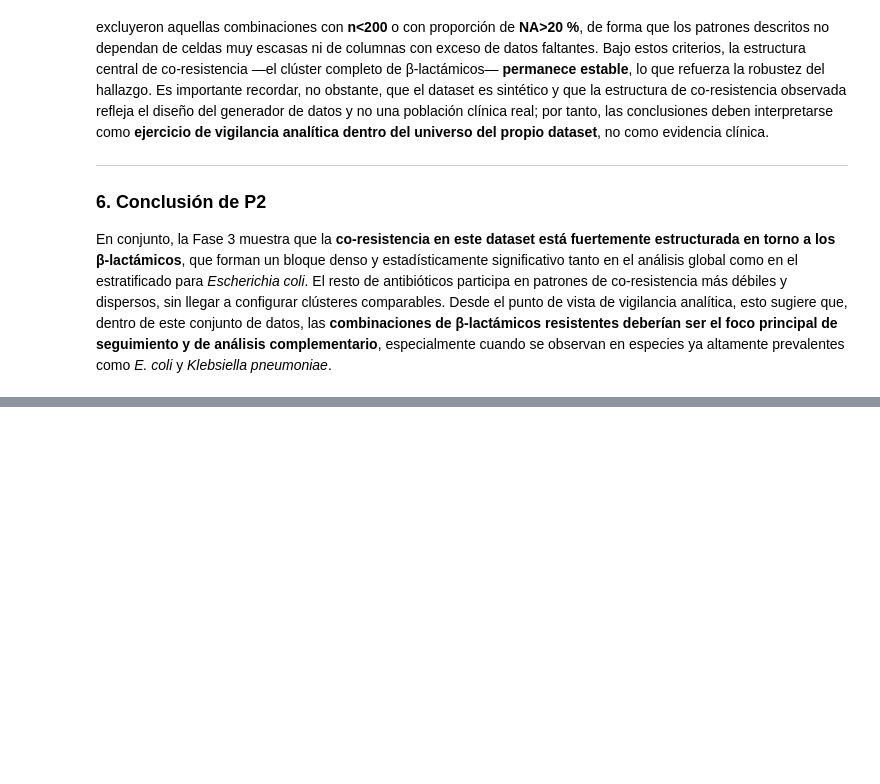
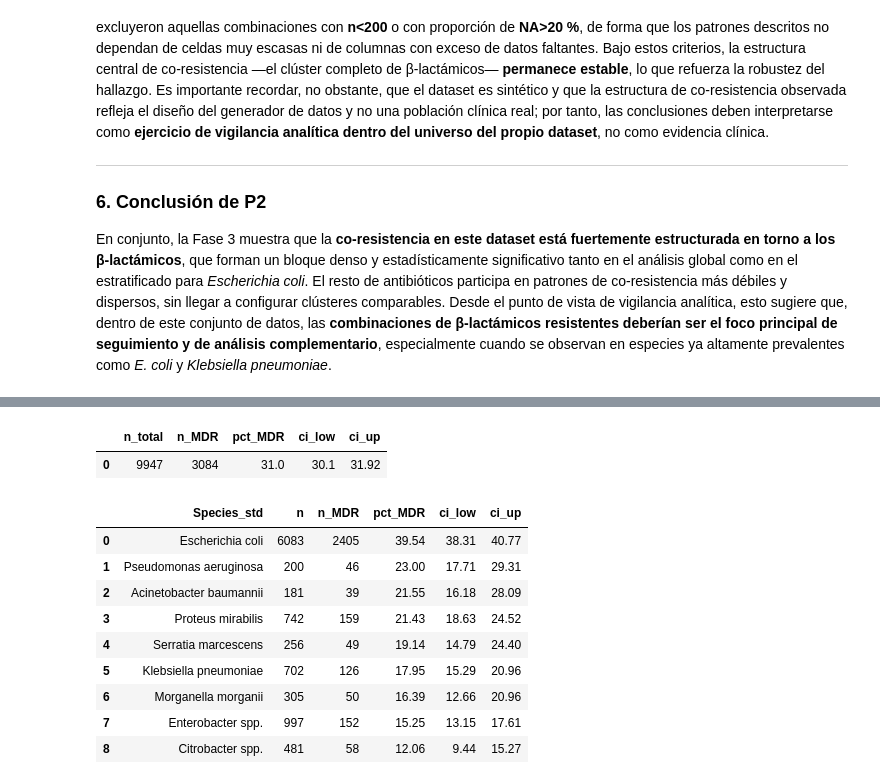
Before and after one commit to smaje99/diploma-in-data-analytics-in-business-management-unir, a Jupyter notebook: mbr-susceptibility-eda/mbr-susceptibility-eda.ipynb, the cells around one changed output, grey strips where cells are left out. Saved outputs shown, nothing was run; the diff lists cells and outputs as text; code cells hidden in the pictures; blank space fills up the shorter version.

```diff
--- a/mbr-susceptibility-eda/mbr-susceptibility-eda.ipynb
+++ b/mbr-susceptibility-eda/mbr-susceptibility-eda.ipynb
@@ -3215,0 +3256,60 @@ En conjunto, la Fase 3 muestra que la **co-resistencia en este dataset está fue
+# %%
+# 1️⃣ %MDR global con IC95
+
+# %%
+n_total = len(df_mdr)
+k_mdr = int((df_mdr["MDR"] == 1).sum())
+p_mdr = k_mdr / n_total
+ci_low, ci_up = wilson_ci(k_mdr, n_total)
+
+mdr_global_summary = pd.DataFrame(
+    {
+        "n_total": [n_total],
+        "n_MDR": [k_mdr],
+        "pct_MDR": [round(p_mdr * 100, 2)],
+        "ci_low": [round(ci_low * 100, 2)],
+        "ci_up": [round(ci_up * 100, 2)],
+    }
+)
+
+mdr_global_summary
+# %% [output]
+|  | n_total | n_MDR | pct_MDR | ci_low | ci_up |
+| 0 | 9947 | 3084 | 31.0 | 30.1 | 31.92 |
+# %%
+# 2️⃣ %MDR por especie con IC95 (+ test χ² entre especies)
+
+# %%
+records = []
+for species, g in df_mdr.groupby("Species_std"):
+    n = len(g)
+    k = int((g["MDR"] == 1).sum())
+    p = k / n
+    ci_l, ci_u = wilson_ci(k, n)
+    records.append(
+        {
+            "Species_std": species,
+            "n": n,
+            "n_MDR": k,
+            "pct_MDR": round(p * 100, 2),
+            "ci_low": round(ci_l * 100, 2),
+            "ci_up": round(ci_u * 100, 2),
+        }
+    )
+
+mdr_by_species = (
+    pd.DataFrame(records).sort_values("pct_MDR", ascending=False).reset_index(drop=True)
+)
+
+mdr_by_species
+# %% [output]
+|  | Species_std | n | n_MDR | pct_MDR | ci_low | ci_up |
+| 0 | Escherichia coli | 6083 | 2405 | 39.54 | 38.31 | 40.77 |
+| 1 | Pseudomonas aeruginosa | 200 | 46 | 23.00 | 17.71 | 29.31 |
+| 2 | Acinetobacter baumannii | 181 | 39 | 21.55 | 16.18 | 28.09 |
+| 3 | Proteus mirabilis | 742 | 159 | 21.43 | 18.63 | 24.52 |
+| 4 | Serratia marcescens | 256 | 49 | 19.14 | 14.79 | 24.40 |
+| 5 | Klebsiella pneumoniae | 702 | 126 | 17.95 | 15.29 | 20.96 |
+| 6 | Morganella morganii | 305 | 50 | 16.39 | 12.66 | 20.96 |
+| 7 | Enterobacter spp. | 997 | 152 | 15.25 | 13.15 | 17.61 |
+| 8 | Citrobacter spp. | 481 | 58 | 12.06 | 9.44 | 15.27 |
```
Also changed, not shown: parts of 12 cells of this notebook, 3 other files.
